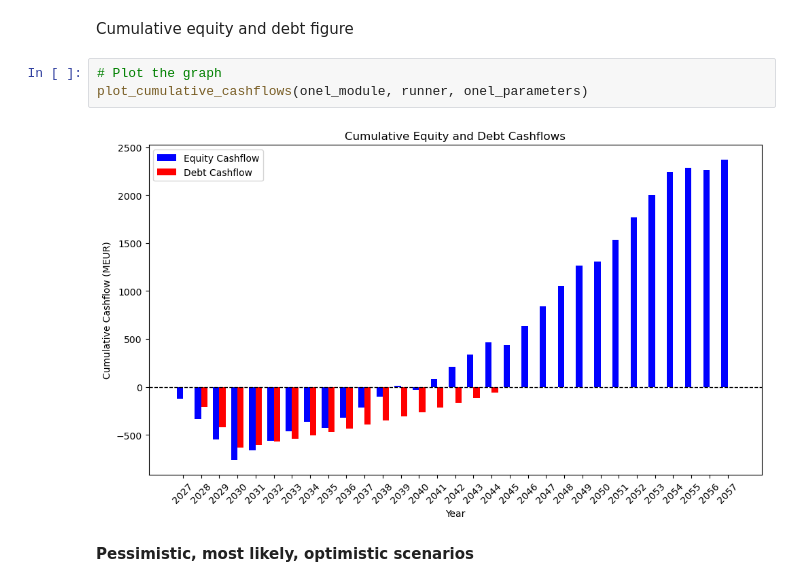
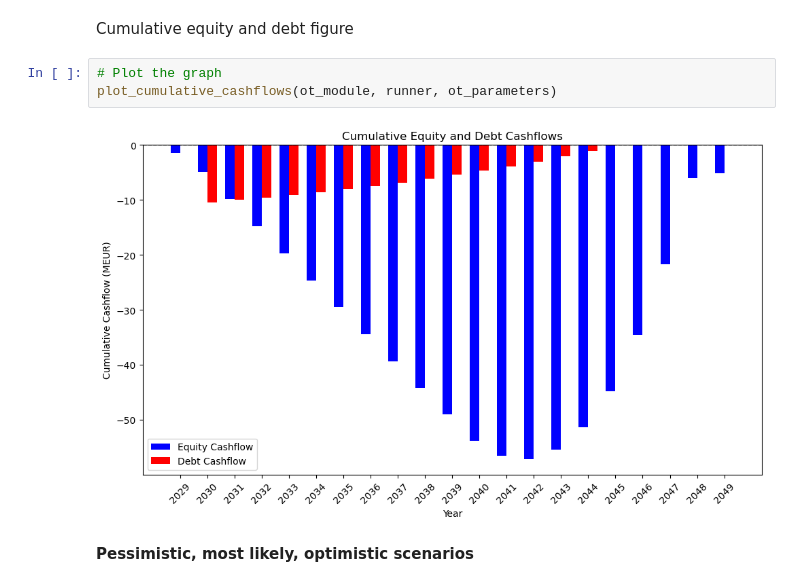
Before and after one commit to DinaBoer/NSE6, a Jupyter notebook: analysis_sensitivity_scenarios.ipynb, the cells around one changed output. Cells and saved outputs as stored; diff of their text form.

```diff
--- a/analysis_sensitivity_scenarios.ipynb
+++ b/analysis_sensitivity_scenarios.ipynb
@@ -143,9 +149,9 @@ tornado_plot(df_proj_npv_sa,onel_base_cases['Project NPV'],'Project NPV')
 Cumulative equity and debt figure
 # %%
 # Plot the graph
-plot_cumulative_cashflows(onel_module, runner, onel_parameters)
+plot_cumulative_cashflows(ot_module, runner, ot_parameters)
 # %% [output]
-[figure, old version]
+[figure, new version]
 # %% [markdown]
 **Pessimistic, most likely, optimistic scenarios**
 # %%
```
Also changed, not shown: parts of 6 cells of this notebook, 9 other files.
